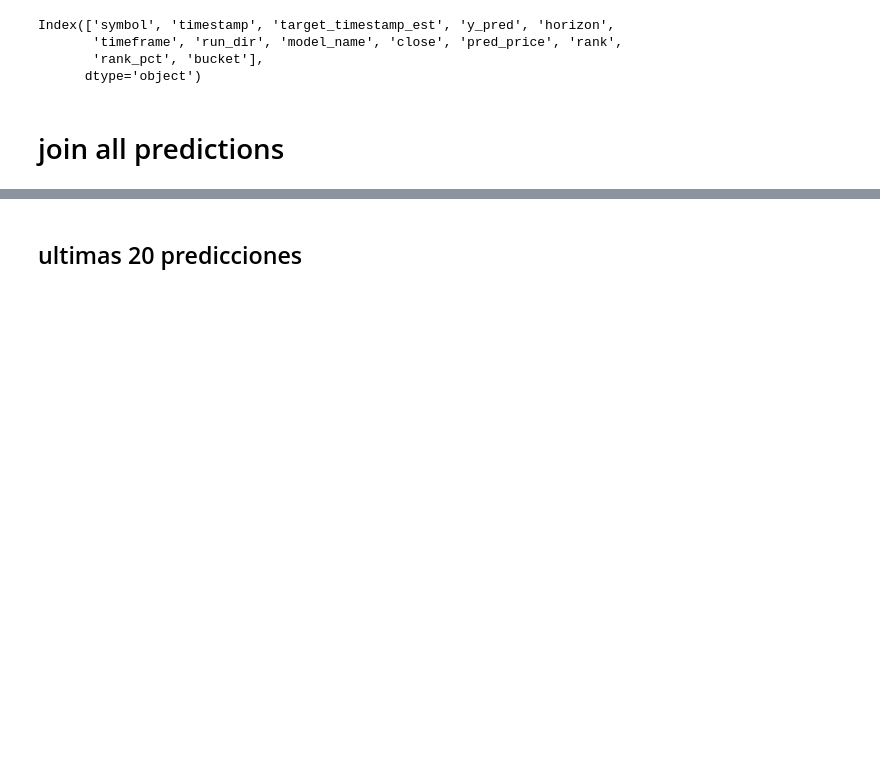
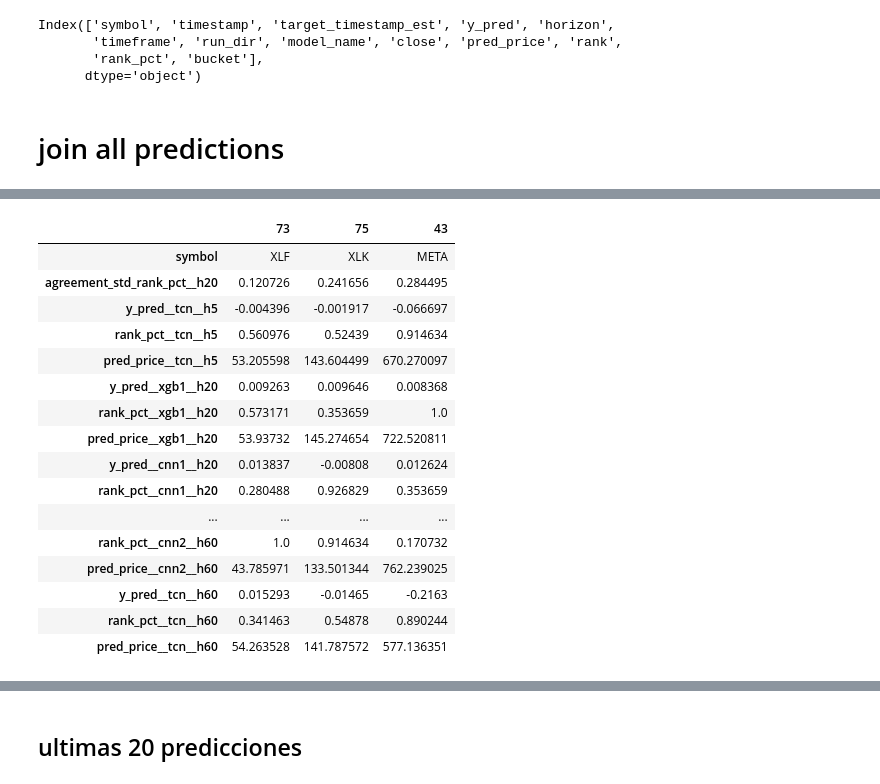
Before and after one commit to APROHACK124/finance-modelling, a Jupyter notebook: machine_learning/predict.ipynb, the cells around one changed output, grey strips where cells are left out. Cells and saved outputs as stored; diff of their text form; code cells hidden in the pictures; blank space fills up the shorter version.

```diff
--- a/machine_learning/predict.ipynb
+++ b/machine_learning/predict.ipynb
@@ -651,0 +926,20 @@ FileNotFoundError: No encuentro artifact en runs/tcn_walkforward_2026-01-26_....
+# %%
+keep_pred_cols_only(medium_sells.sort_values(by='agreement_std_rank_pct__h20')).T.head(60)
+# %% [output]
+|  | 73 | 75 | 43 |
+| symbol | XLF | XLK | META |
+| agreement_std_rank_pct__h20 | 0.120726 | 0.241656 | 0.284495 |
+| y_pred__tcn__h5 | -0.004396 | -0.001917 | -0.066697 |
+| rank_pct__tcn__h5 | 0.560976 | 0.52439 | 0.914634 |
+| pred_price__tcn__h5 | 53.205598 | 143.604499 | 670.270097 |
+| y_pred__xgb1__h20 | 0.009263 | 0.009646 | 0.008368 |
+| rank_pct__xgb1__h20 | 0.573171 | 0.353659 | 1.0 |
+| pred_price__xgb1__h20 | 53.93732 | 145.274654 | 722.520811 |
+| y_pred__cnn1__h20 | 0.013837 | -0.00808 | 0.012624 |
+| rank_pct__cnn1__h20 | 0.280488 | 0.926829 | 0.353659 |
+| ... | ... | ... | ... |
+| rank_pct__cnn2__h60 | 1.0 | 0.914634 | 0.170732 |
+| pred_price__cnn2__h60 | 43.785971 | 133.501344 | 762.239025 |
+| y_pred__tcn__h60 | 0.015293 | -0.01465 | -0.2163 |
+| rank_pct__tcn__h60 | 0.341463 | 0.54878 | 0.890244 |
+| pred_price__tcn__h60 | 54.263528 | 141.787572 | 577.136351 |
```
Also changed, not shown: parts of 17 cells of this notebook, 3 other files.
